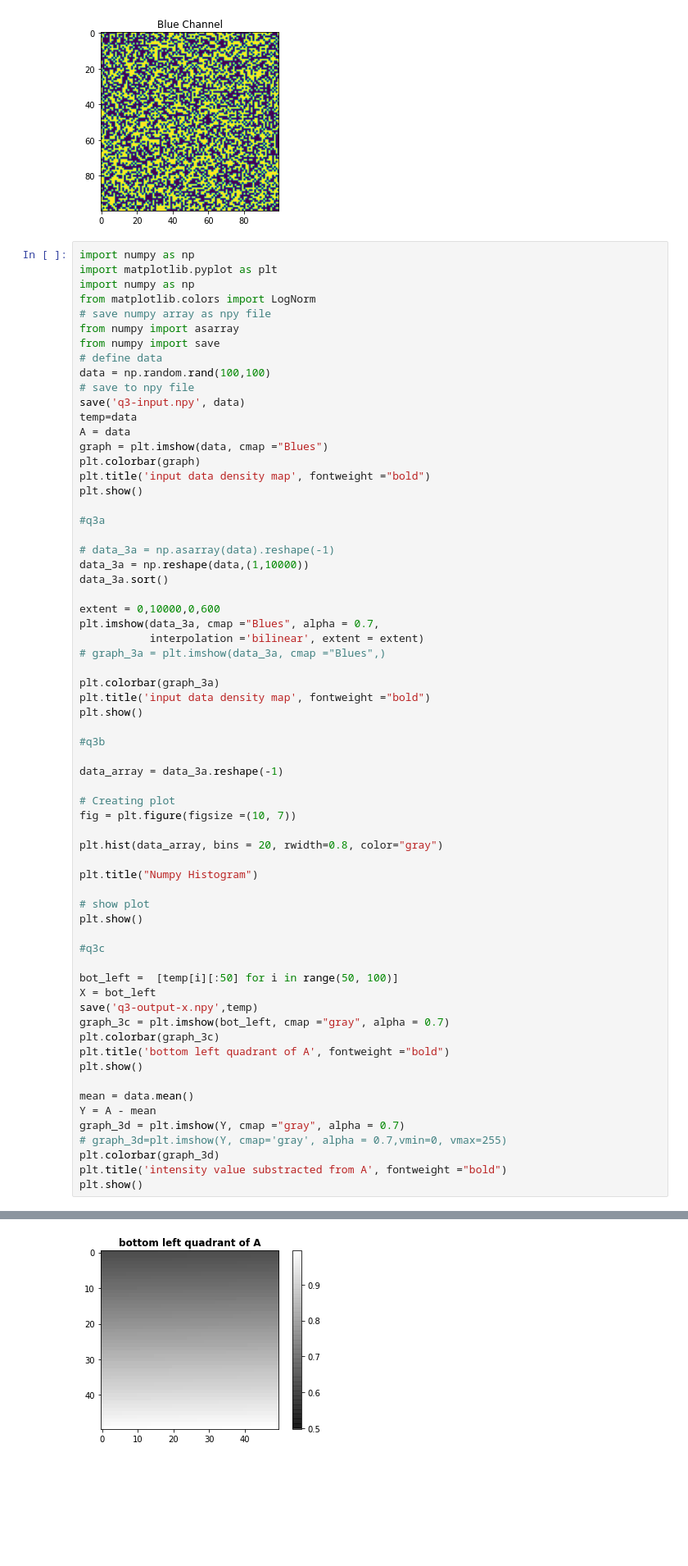
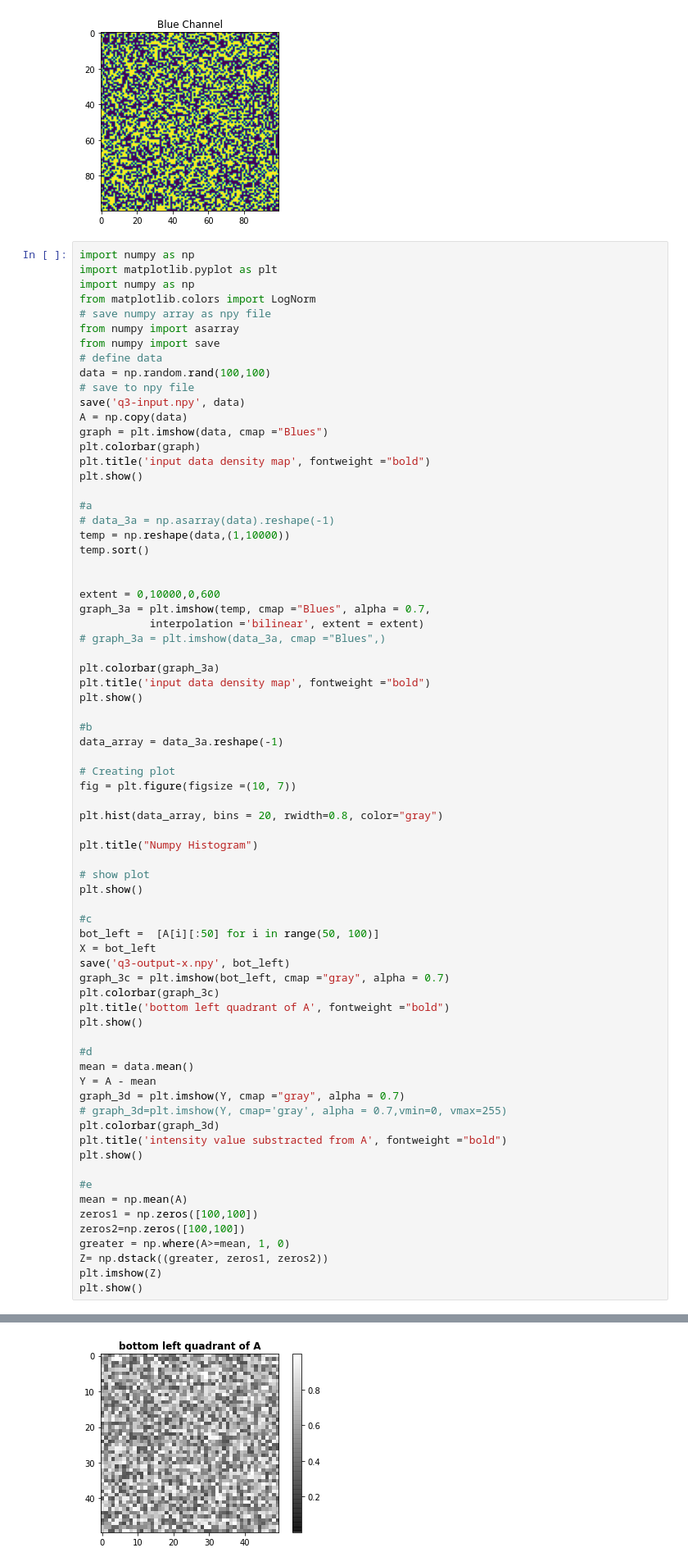
Before and after one commit to MetricVoid/CV, a Jupyter notebook: Untitled.ipynb, the cells around one changed output, grey strips where cells are left out. Shown at 82% size. Drawn from its saved outputs; the diff is of its cells as text; blank space fills up the shorter version.

```diff
--- a/Untitled.ipynb
+++ b/Untitled.ipynb
@@ -243,21 +242,20 @@ from numpy import save
 data = np.random.rand(100,100)
 # save to npy file
 save('q3-input.npy', data)
-temp=data
-A = data
+A = np.copy(data)
 graph = plt.imshow(data, cmap ="Blues")
 plt.colorbar(graph)
 plt.title('input data density map', fontweight ="bold")
 plt.show()
 
-#q3a
+#a
+# data_3a = np.asarray(data).reshape(-1)
+temp = np.reshape(data,(1,10000))
+temp.sort()
 
-# data_3a = np.asarray(data).reshape(-1)
-data_3a = np.reshape(data,(1,10000))
-data_3a.sort()
 
 extent = 0,10000,0,600
-plt.imshow(data_3a, cmap ="Blues", alpha = 0.7,
+graph_3a = plt.imshow(temp, cmap ="Blues", alpha = 0.7,
            interpolation ='bilinear', extent = extent)
 # graph_3a = plt.imshow(data_3a, cmap ="Blues",)
 
@@ -265,8 +263,7 @@ plt.colorbar(graph_3a)
 plt.title('input data density map', fontweight ="bold")
 plt.show()
 
-#q3b
-
+#b
 data_array = data_3a.reshape(-1)
 
 # Creating plot
@@ -279,16 +276,16 @@ plt.title("Numpy Histogram")
 # show plot
 plt.show()
 
-#q3c
-
-bot_left =  [temp[i][:50] for i in range(50, 100)]
+#c
+bot_left =  [A[i][:50] for i in range(50, 100)]
 X = bot_left
-save('q3-output-x.npy',temp)
+save('q3-output-x.npy', bot_left)
 graph_3c = plt.imshow(bot_left, cmap ="gray", alpha = 0.7)
 plt.colorbar(graph_3c)
 plt.title('bottom left quadrant of A', fontweight ="bold")
 plt.show()
 
+#d
 mean = data.mean()
 Y = A - mean
 graph_3d = plt.imshow(Y, cmap ="gray", alpha = 0.7)
@@ -296,4 +293,13 @@ graph_3d = plt.imshow(Y, cmap ="gray", alpha = 0.7)
 plt.colorbar(graph_3d)
 plt.title('intensity value substracted from A', fontweight ="bold")
 plt.show()
+
+#e
+mean = np.mean(A)
+zeros1 = np.zeros([100,100])
+zeros2=np.zeros([100,100])
+greater = np.where(A>=mean, 1, 0)
+Z= np.dstack((greater, zeros1, zeros2))
+plt.imshow(Z)
+plt.show()
 # %% [output]
@@ -301,3 +307,3 @@ plt.show()
 [figure]
 [figure]
-[figure, old version]
+[figure, new version]
```
Also changed, not shown: parts of 2 cells of this notebook.
